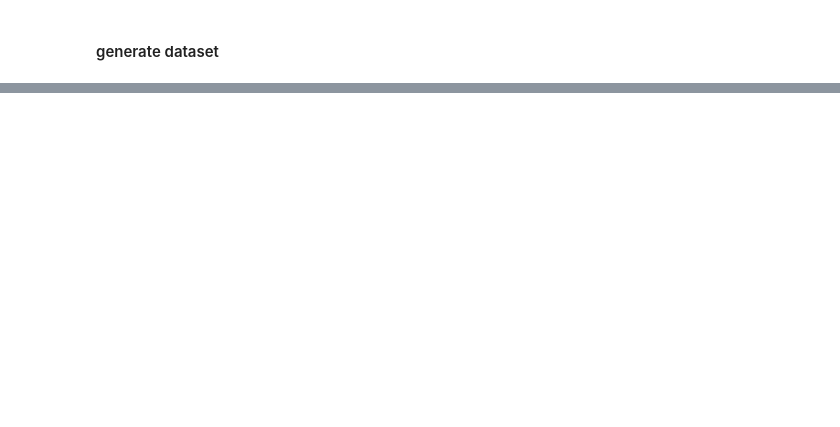
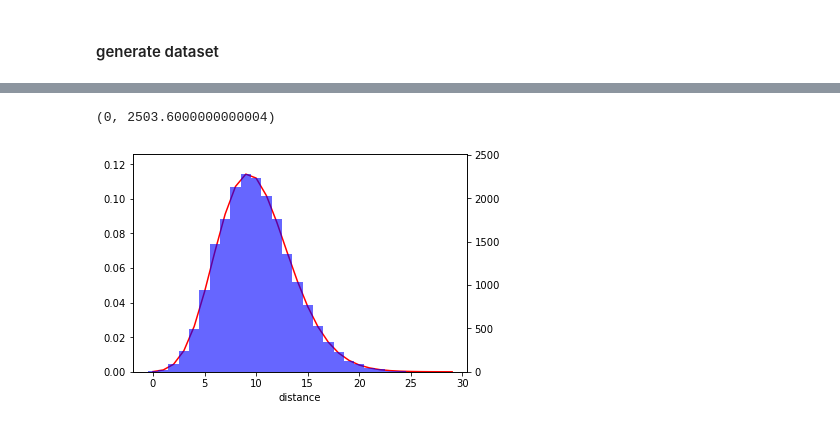
Before and after one commit to soedinglab/bipartite_motif_finder, a Jupyter notebook: generate_data.ipynb, the cells around one changed output, grey strips where cells are left out. Saved outputs shown, nothing was run; the diff lists cells and outputs as text; code cells hidden in the pictures; blank space fills up the shorter version.

```diff
--- a/generate_data.ipynb
+++ b/generate_data.ipynb
@@ -80,0 +146,17 @@ write_seqs(*generate_sequences(no_sequences), 'positives_toy.fasta', 'negatives_
+# %%
+fig, ax = plt.subplots(figsize=(6,4))
+xrange = 30
+xx = np.arange(xrange)
+
+ax.plot(xx, nbinom.pmf(xx, r, p), color='red')
+ax.set_xlabel('distance')
+
+ax2 = ax.twinx()
+bincounts = np.bincount(np.random.negative_binomial(r, p, 20000))
+ax2.bar(np.arange(len(bincounts)), bincounts, width=1,alpha=0.6, color='b')
+
+ax.set_ylim(0,max(nbinom.pmf(xx, r, p))*1.1)
+ax2.set_ylim(0,max(bincounts)*1.1)
+# %% [output]
+(0, 2503.6000000000004)
+[figure, added]
```
Also changed, not shown: parts of 12 cells of this notebook, 13 other files.
